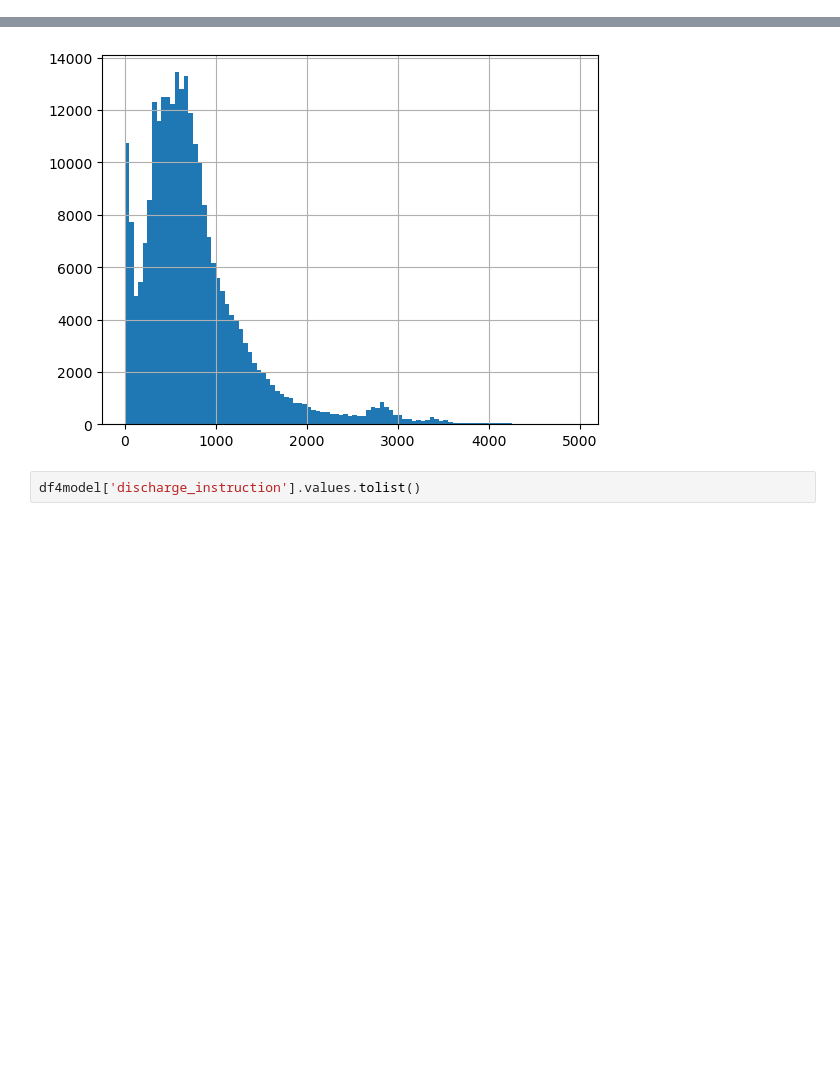
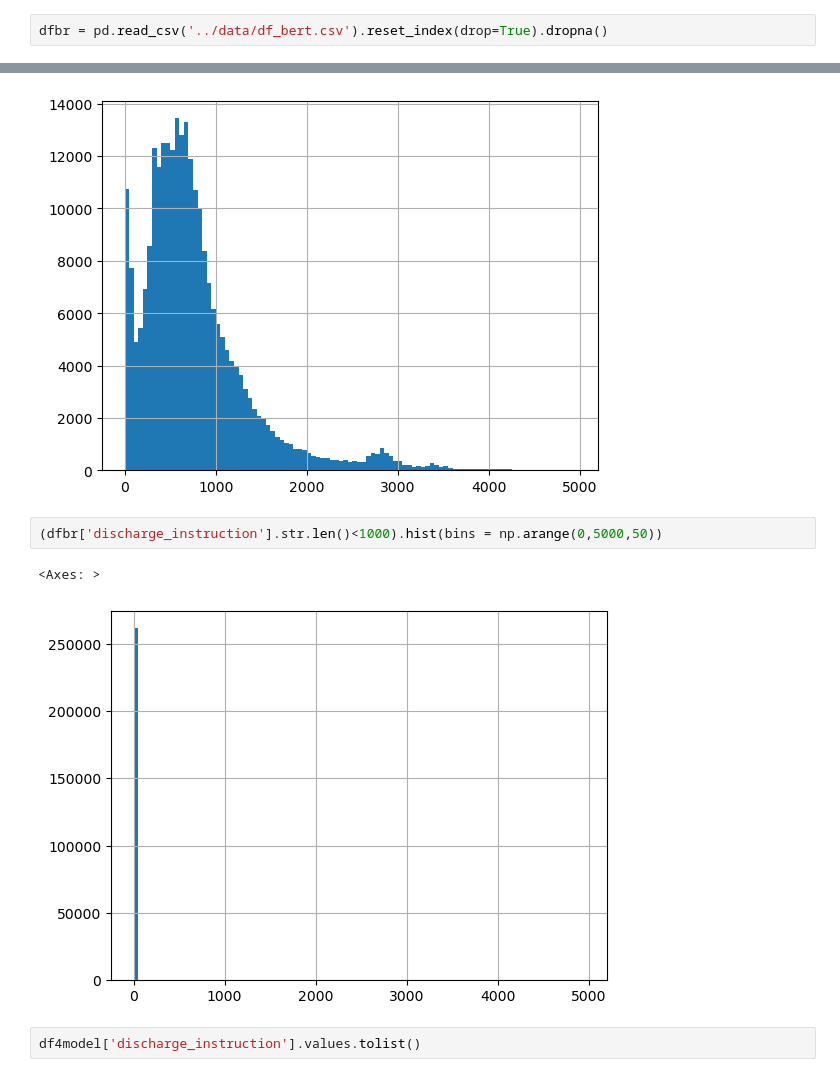
Before and after one commit to smitamisra/EHR_exploration, a Jupyter notebook: notebooks/Untitled2.ipynb, the cells around one changed output, grey strips where cells are left out. Drawn from its saved outputs; the diff is of its cells as text; blank space fills up the shorter version.

```diff
--- a/notebooks/Untitled2.ipynb
+++ b/notebooks/Untitled2.ipynb
@@ -73,0 +78,2 @@ df4model = pd.read_csv('../data/df4model.csv')
+# %%
+dfbr = pd.read_csv('../data/df_bert.csv').reset_index(drop=True).dropna()
@@ -76,6 +87,11 @@ df4model['discharge_instruction'].str.len().hist(bins = np.arange(0,5000,50))
 # %% [output]
 <Axes: >
 [figure]
+# %%
+(dfbr['discharge_instruction'].str.len()<1000).hist(bins = np.arange(0,5000,50))
+# %% [output]
+<Axes: >
+[figure, added]
 # %%
 df4model['discharge_instruction'].values.tolist()
 # %% [output]
```
Also changed, not shown: parts of 3 cells of this notebook, 7 other files.
